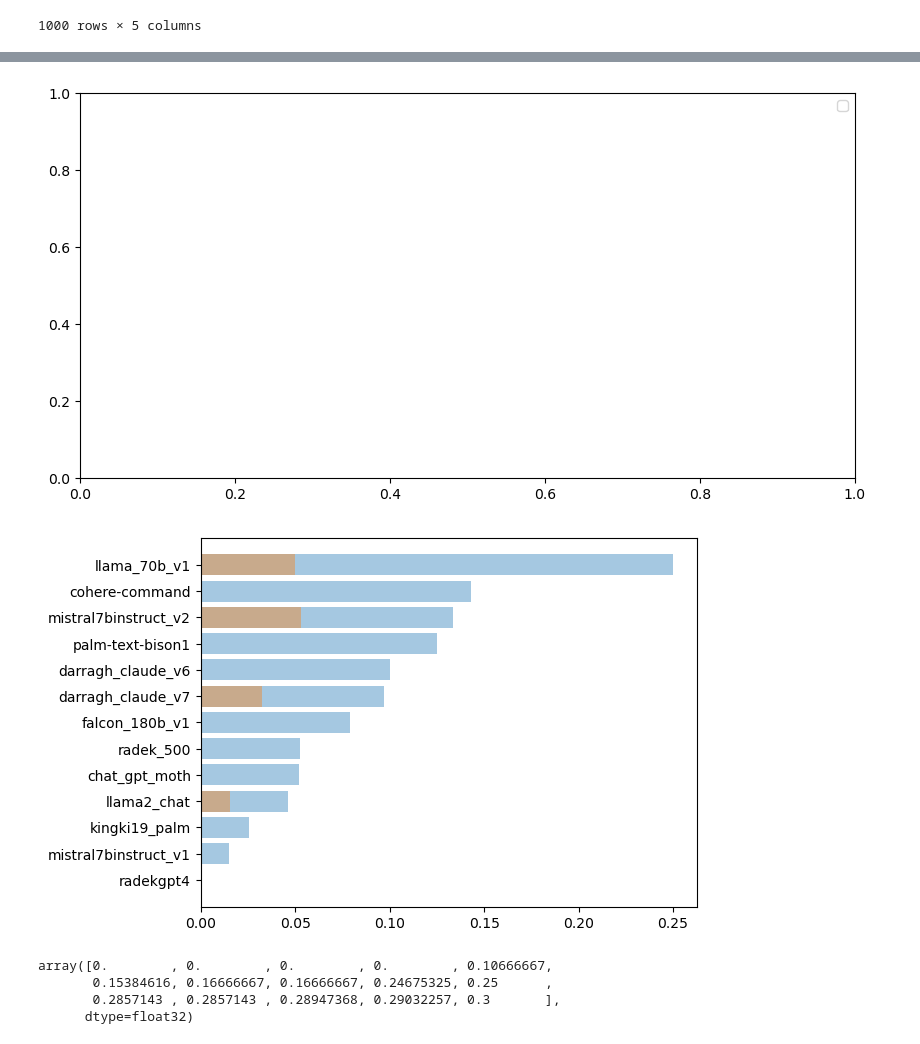
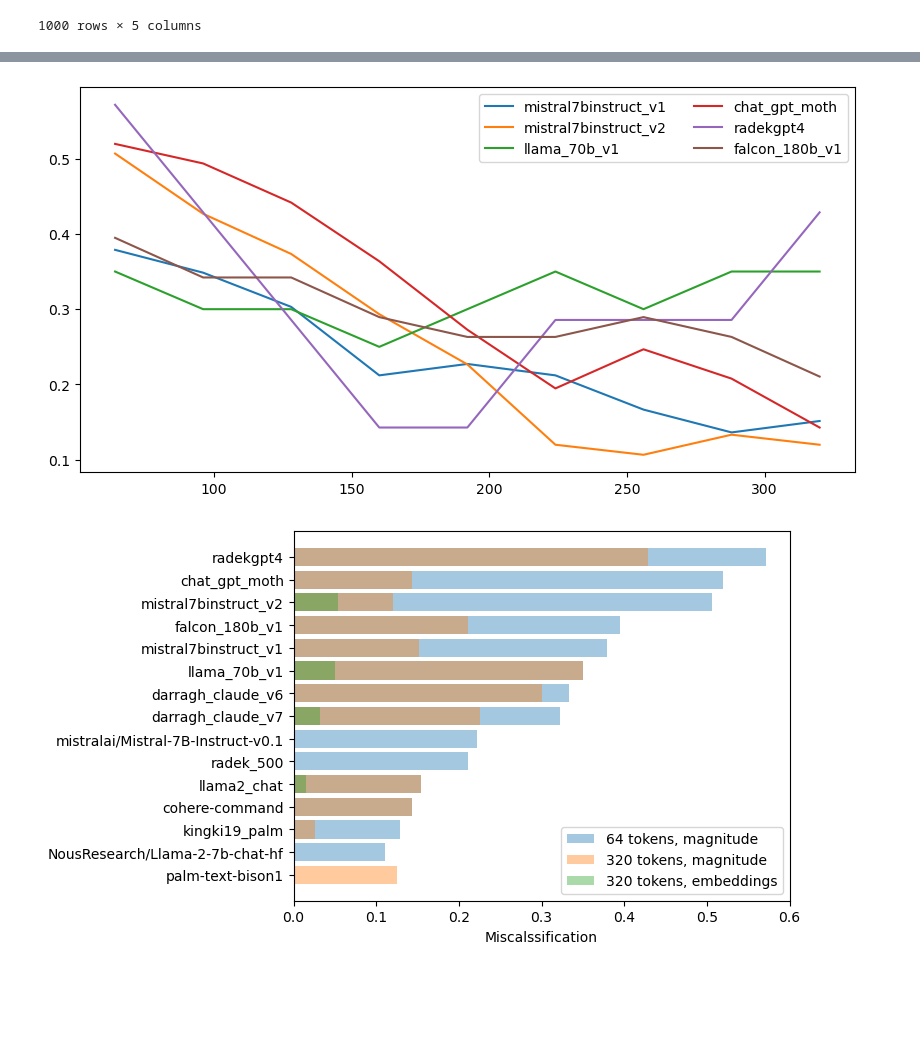
Before and after one commit to GurevichPE/Artifical-text-detection-via-magnitude-functions, a Jupyter notebook: magnitude_classifier/experiments.ipynb, the cells around one changed output, grey strips where cells are left out. Cells and saved outputs as stored; diff of their text form; code cells hidden in the pictures; blank space fills up the shorter version.

```diff
--- a/magnitude_classifier/experiments.ipynb
+++ b/magnitude_classifier/experiments.ipynb
@@ -5,9 +5,9 @@ import matplotlib.pyplot as plt
 import pickle as pkl
 # %%
 SAVEDIR = "/workspace/mnt/local/data/pgurevich/magnitude"
-datapath_magn = f"{SAVEDIR}/clf_results_magnitude_final.pkl"
-datapath_embs = f"{SAVEDIR}/clf_results_embeddings_final.pkl"
-datapath_both = f"{SAVEDIR}/clf_results_both_final.pkl"
+datapath_magn = f"{SAVEDIR}/clf_results_magnitude.pkl"
+datapath_embs = f"{SAVEDIR}/clf_results_embeddings.pkl"
+datapath_both = f"{SAVEDIR}/clf_results_both.pkl"
 
 with open(datapath_magn, 'rb') as f:
     results_magn = pkl.load(f)
@@ -98,38 +100,39 @@ plt.plot(max_lengths, mean_misclass, marker='*')
 # %%
+# Plot how misclassification changes for different LLMs
+
 plt.figure(figsize=(10, 5))
 
 for key, val in mistakes_list.items():
     val = val.astype(np.float32)
     num = data.source.value_counts().loc[key].astype(np.float32)
     val /= num
-    # if 0 not in val and val.max() > 0.34:
-    #     plt.plot(max_lengths, val, label=key)
+    if 0 not in val and val.max() > 0.34:
+        plt.plot(max_lengths, val, label=key)
 
 plt.legend(ncols=2);
 # %% [output]
-[figure, old version]
+[figure, new version]
 # %%
-def bar_mistakes(mistakes, i, data, inds):
+def bar_mistakes(mistakes, i, data, inds, label):
     names, vals = mistakes[i].keys(), mistakes[i].values()
     vals = np.array(list(vals)).astype(np.float32)
     nums = np.array([data.source.value_counts().loc[x] for x in names]).astype(np.float32)
     vals /= nums
     names = np.array(list(names))
-    plt.barh(names[inds], vals[inds], alpha=0.4)
+    plt.barh(names[inds], vals[inds], alpha=0.4, label=label)
 # %%
-vals = np.array(list(mistakes[0].values())).astype(np.float32)
-nums = np.array([data.source.value_counts().loc[x] for x in mistakes[0].keys()]).astype(np.float32)
+# Compare how mosclassification changes from 64 to 320 token size
+
+
+vals = np.array(list(mistakes_magn[0].values())).astype(np.float32)
+nums = np.array([data.source.value_counts().loc[x] for x in mistakes_magn[0].keys()]).astype(np.float32)
 vals /= nums
 inds = np.argsort(vals)
 
-bar_mistakes(mistakes, 0, data, inds)
-bar_mistakes(mistakes, -1, data, inds)
+bar_mistakes(mistakes_magn, 0, data, inds, "64 tokens, magnitude")
+bar_mistakes(mistakes_magn, -1, data, inds, "320 tokens, magnitude")
+bar_mistakes(mistakes_embs, -1, data, inds, "320 tokens, embeddings")
+plt.xlabel("Miscalssification")
+plt.legend();
 # %% [output]
-[figure, old version]
+[figure, new version]
-# %%
-vals[inds]
-# %% [output]
-array([0.        , 0.        , 0.        , 0.        , 0.10666667,
-       0.15384616, 0.16666667, 0.16666667, 0.24675325, 0.25      ,
-       0.2857143 , 0.2857143 , 0.28947368, 0.29032257, 0.3       ],
-      dtype=float32)
```
Also changed, not shown: parts of 7 cells of this notebook, 1 other file.
